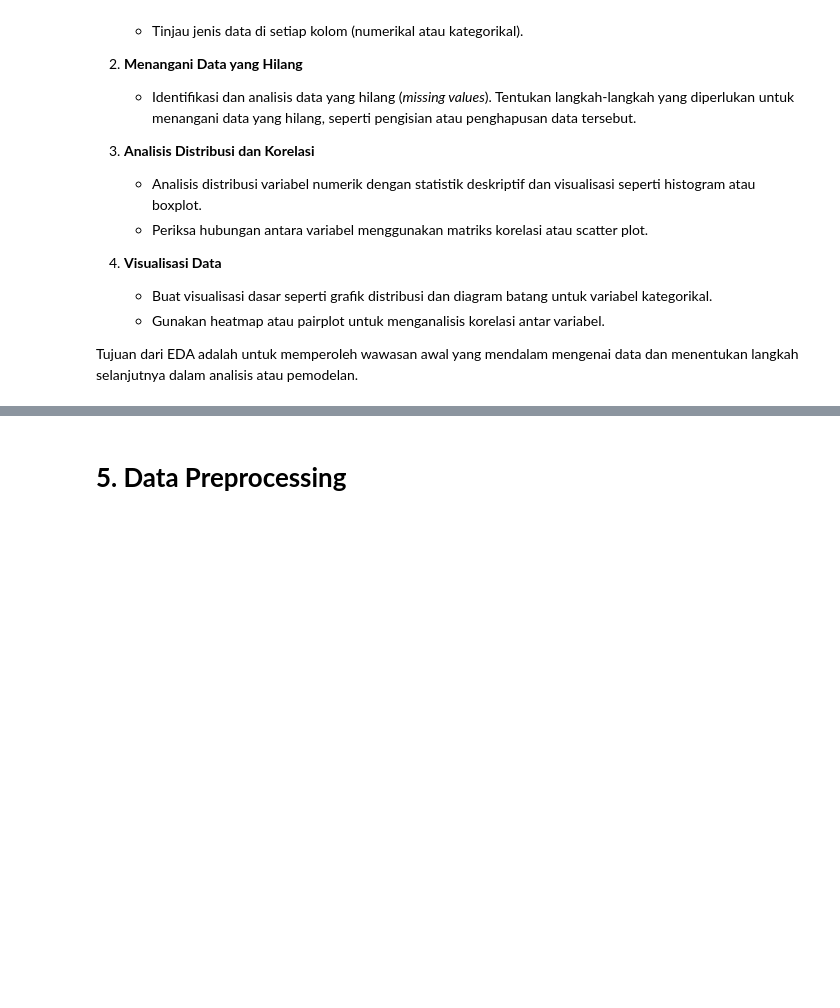
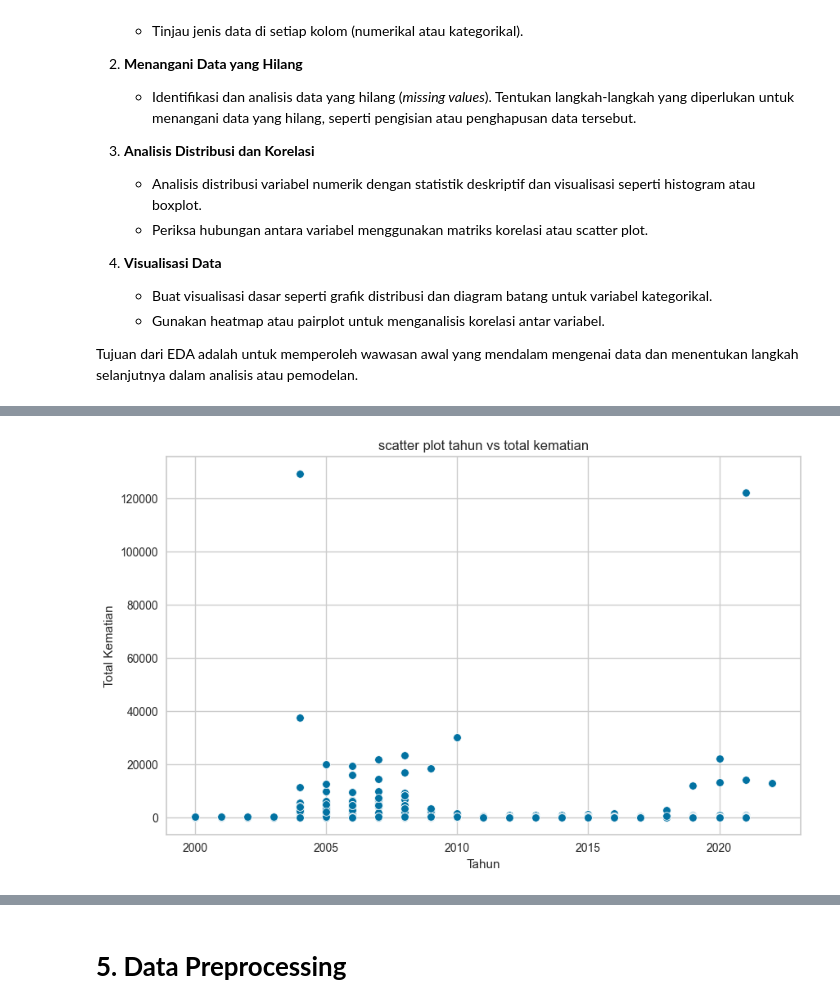
Before and after one commit to robialdy/submission-ml-pemula, a Jupyter notebook: clustering/[Clustering]_Submission_Akhir_BMLP_Muhammad_Fachri_Robialdy_(Updated).ipynb, the cells around one changed output, grey strips where cells are left out. Cells and saved outputs as stored; diff of their text form; code cells hidden in the pictures; blank space fills up the shorter version.

```diff
--- a/clustering/[Clustering]_Submission_Akhir_BMLP_Muhammad_Fachri_Robialdy_(Updated).ipynb
+++ b/clustering/[Clustering]_Submission_Akhir_BMLP_Muhammad_Fachri_Robialdy_(Updated).ipynb
@@ -61,0 +123,10 @@ Tujuan dari EDA adalah untuk memperoleh wawasan awal yang mendalam mengenai data
+# %%
+# 3
+plt.figure(figsize=(10, 6))
+sns.scatterplot(x='Year', y='Total Deaths', data=df)
+plt.title('scatter plot tahun vs total kematian')
+plt.xlabel('Tahun')
+plt.ylabel('Total Kematian')
+plt.show()
+# %% [output]
+[figure, added]
```
Also changed, not shown: parts of 36 cells of this notebook, 3 other files.
